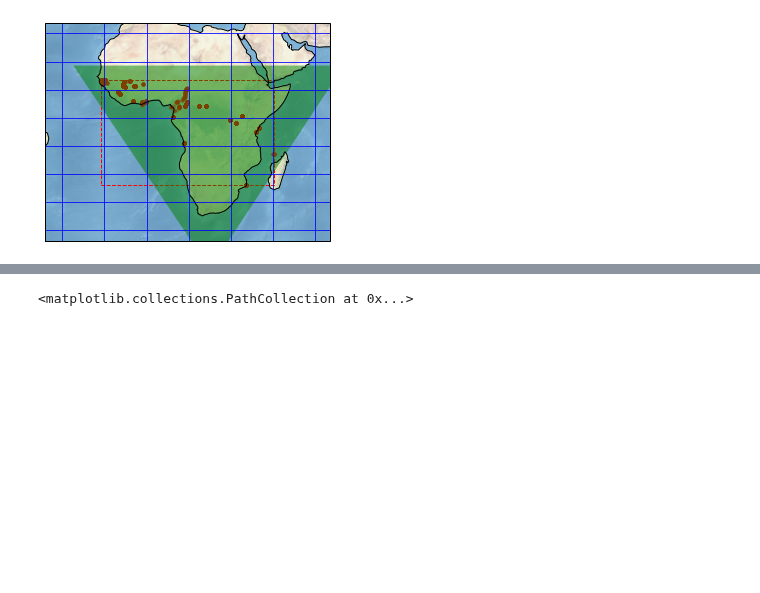
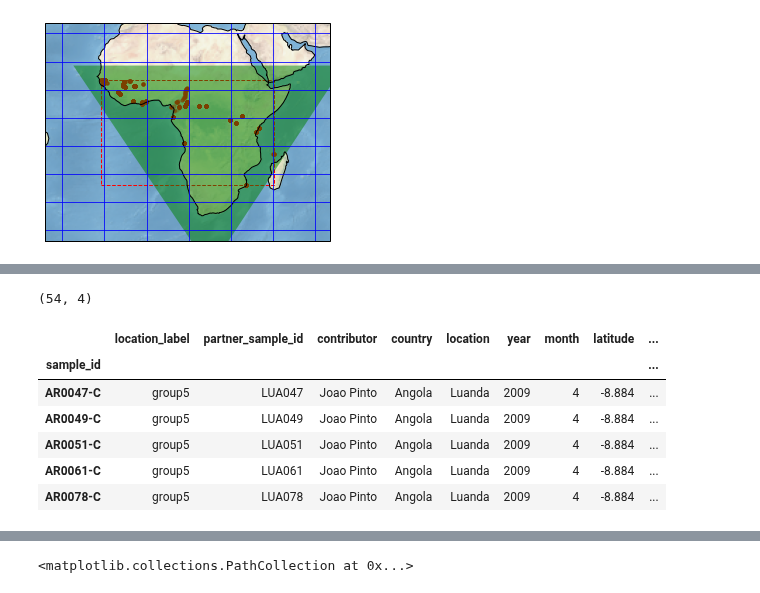
Before and after one commit to malariagen/ag1000g-phase3-data-paper, a Jupyter notebook: notebooks/pca_figure_gamb_colu.ipynb, the cells around one changed output, grey strips where cells are left out. Drawn from its saved outputs; the diff is of its cells as text; code cells hidden in the pictures; blank space fills up the shorter version.

```diff
--- a/notebooks/pca_figure_gamb_colu.ipynb
+++ b/notebooks/pca_figure_gamb_colu.ipynb
@@ -16,0 +30,3 @@ v3 = release_data()
+# %%
+pca_cloud_zarr_path = pca_cloud_zarr_path_template.format('gamb_colu')
+pca_cloud_zarr_path
@@ -16,0 +35,5 @@ v3 = release_data()
+# %%
+# Sometimes errors with `overwrite=True`, sometimes errors without, when dir not exist
+# Keep the zarr_store for zarr.consolidate_metadata(zarr_store)
+zarr_store = auth_fs.get_mapper(pca_cloud_zarr_path)
+zarr_group = zarr.group(zarr_store)
@@ -16,0 +44,3 @@ v3 = release_data()
+# %%
+sample_names = zarr_group["sample_names"][:]
+sample_names = [s.decode() for s in sample_names]
@@ -26,7 +59,7 @@ Index(['partner_sample_id', 'contributor', 'country', 'location', 'year',
        'is_gambiae', 'is_coluzzii'],
       dtype='object')
 # %%
-df_species_samples = all_meta.query("species_gambcolu_arabiensis == 'gamb_colu'")
+df_species_samples = all_meta.loc[sample_names]
 df_species_samples.head()
 # %% [output]
 |  | partner_sample_id | contributor | country | location | year | month | latitude | longitude | sex_call | ... |
@@ -199,0 +227,4 @@ plt.scatter(xv, yv, c=plot_colors)
+# %%
+cs.loc[sample_names].drop_duplicates().shape
+# %% [output]
+(54, 4)
@@ -199,0 +270,10 @@ plt.scatter(xv, yv, c=plot_colors)
+# %%
+df_species_samples.head()
+# %% [output]
+|  | location_label | partner_sample_id | contributor | country | location | year | month | latitude | ... |
+| sample_id |  |  |  |  |  |  |  |  | ... |
+| AR0047-C | group5 | LUA047 | Joao Pinto | Angola | Luanda | 2009 | 4 | -8.884 | ... |
+| AR0049-C | group5 | LUA049 | Joao Pinto | Angola | Luanda | 2009 | 4 | -8.884 | ... |
+| AR0051-C | group5 | LUA051 | Joao Pinto | Angola | Luanda | 2009 | 4 | -8.884 | ... |
+| AR0061-C | group5 | LUA061 | Joao Pinto | Angola | Luanda | 2009 | 4 | -8.884 | ... |
+| AR0078-C | group5 | LUA078 | Joao Pinto | Angola | Luanda | 2009 | 4 | -8.884 | ... |
```
Also changed, not shown: parts of 42 cells of this notebook.
